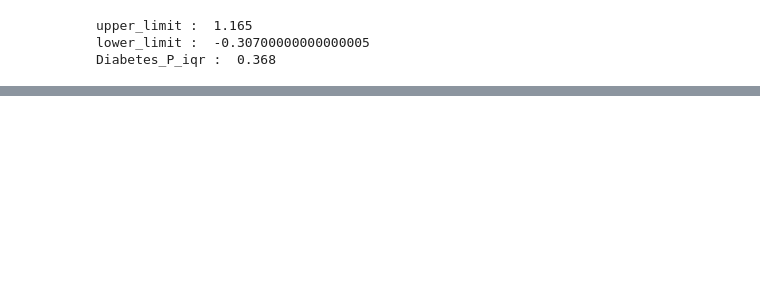
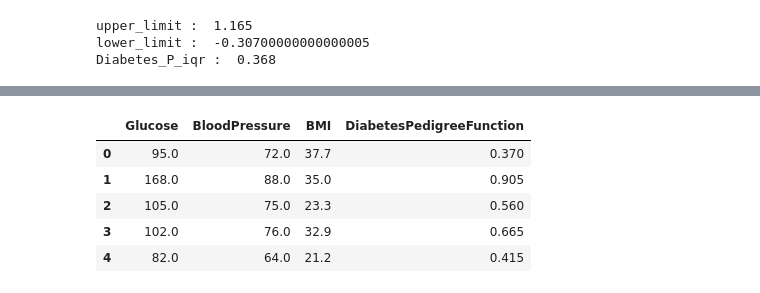
Before and after one commit to Eleiny9/DECISION-TREE-ALGO, a Jupyter notebook: src/explore.ipynb, the cells around one changed output, grey strips where cells are left out. Drawn from its saved outputs; the diff is of its cells as text; code cells hidden in the pictures; blank space fills up the shorter version.

```diff
--- a/src/explore.ipynb
+++ b/src/explore.ipynb
@@ -376,4 +376,4 @@ Diabetes_P_iqr :  0.368
 # %%
 # Limpieza de outliers
 
-data = data[(data["DiabetesPedigreeFunction"] <=  49.79999999999999) & (data["DiabetesPedigreeFunction"] >= 13.800000000000006)]
+data = data[(data["DiabetesPedigreeFunction"] <=  1.1962499999999998) & (data["DiabetesPedigreeFunction"] >= 0)]
@@ -379,0 +411,2 @@ data = data[(data["DiabetesPedigreeFunction"] <=  49.79999999999999) & (data["Di
+# %%
+data = data[(data["Outcome"] <=  2.5) & (data["Outcome"] >= 0)]
@@ -379,0 +426,26 @@ data = data[(data["DiabetesPedigreeFunction"] <=  49.79999999999999) & (data["Di
+# %%
+#Selecciona las mejores variables
+
+from sklearn.feature_selection import SelectKBest
+from sklearn.model_selection import train_test_split
+
+X = data.drop("Outcome", axis = 1)
+y = data["Outcome"]
+
+X_train, X_test, y_train, y_test = train_test_split(X, y, test_size = 0.2, random_state = 42)
+
+model = SelectKBest(k =4)
+model.fit(X_train, y_train)
+
+columns = X_train.columns[model.get_support()]
+X_train_sel = pd.DataFrame(model.transform(X_train), columns = columns)
+X_test_sel = pd.DataFrame(model.transform(X_test), columns = columns)
+
+X_train_sel.head()
+# %% [output]
+|  | Glucose | BloodPressure | BMI | DiabetesPedigreeFunction |
+| 0 | 95.0 | 72.0 | 37.7 | 0.370 |
+| 1 | 168.0 | 88.0 | 35.0 | 0.905 |
+| 2 | 105.0 | 75.0 | 23.3 | 0.560 |
+| 3 | 102.0 | 76.0 | 32.9 | 0.665 |
+| 4 | 82.0 | 64.0 | 21.2 | 0.415 |
```
Also changed, not shown: parts of 11 cells of this notebook, 2 other files.
